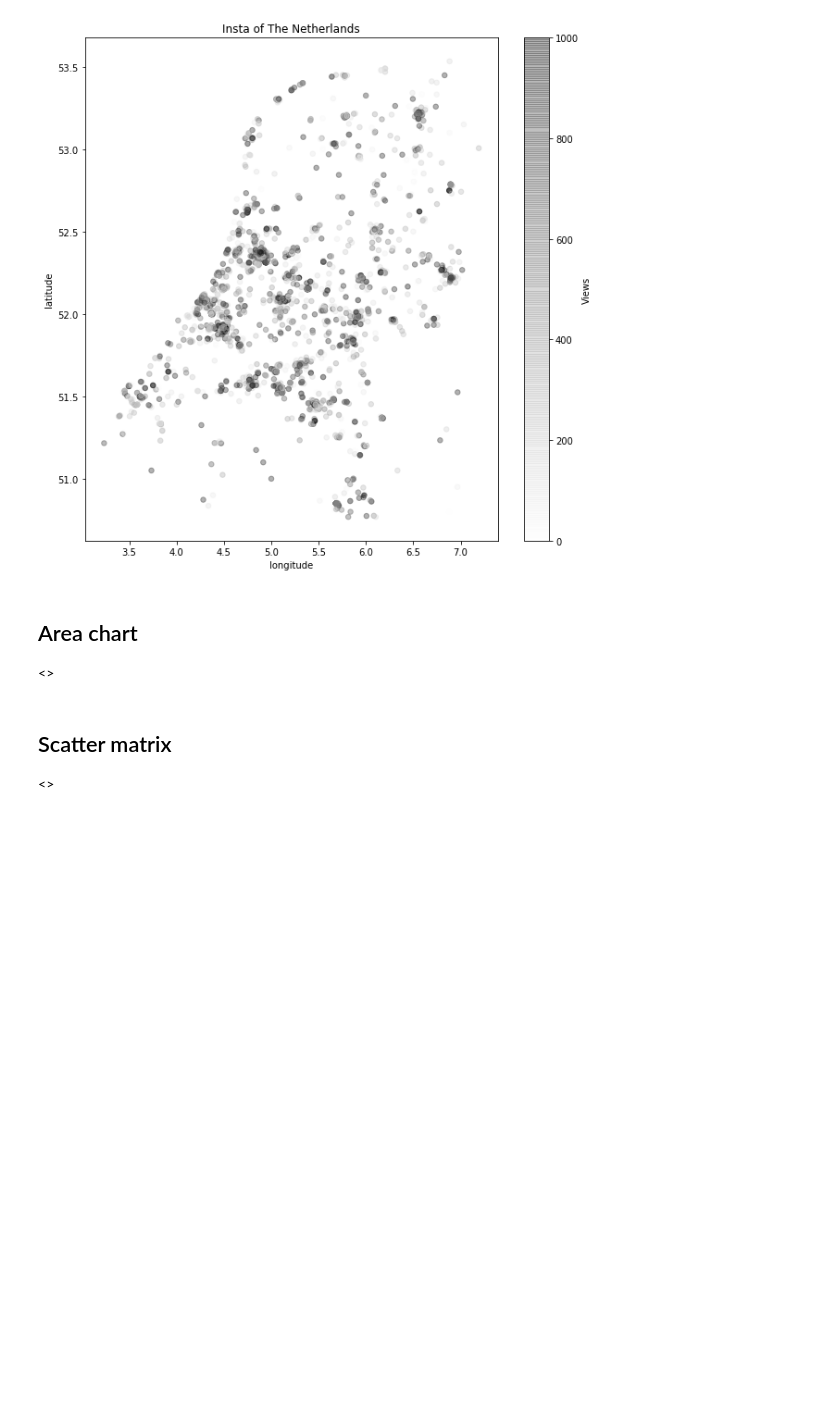
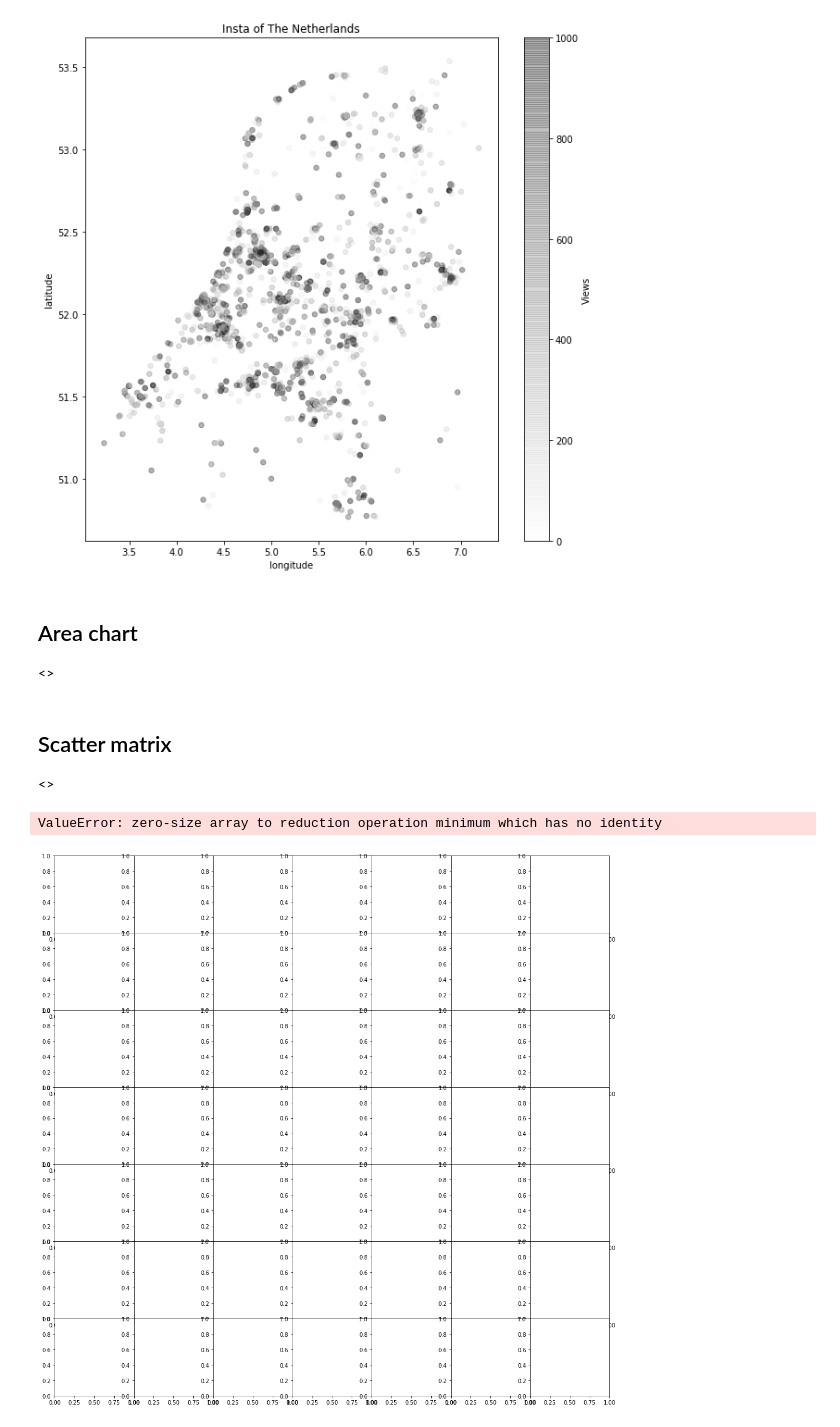
Before and after one commit to DemianMelskens/CBS, a Jupyter notebook: Visualization/Initial analysis.ipynb, the cells around one changed output. Drawn from its saved outputs; the diff is of its cells as text; code cells hidden in the pictures; blank space fills up the shorter version.

Commit message:
Visualization update.

```diff
--- a/Visualization/Initial analysis.ipynb
+++ b/Visualization/Initial analysis.ipynb
@@ -129,3 +129,9 @@ Within The Netherlands: 5213 of 9987
 ## Scatter matrix
 
 <<explanation>>
+# %%
+from pandas.plotting import scatter_matrix
+scatter_matrix(data, alpha=0.5, figsize=(18, 18), diagonal='hist', c=['#331FFF','#1FE7FF'], s=100, linewidth=0);
+# %% [output]
+ValueError: zero-size array to reduction operation minimum which has no identity
+[figure, added]
```
